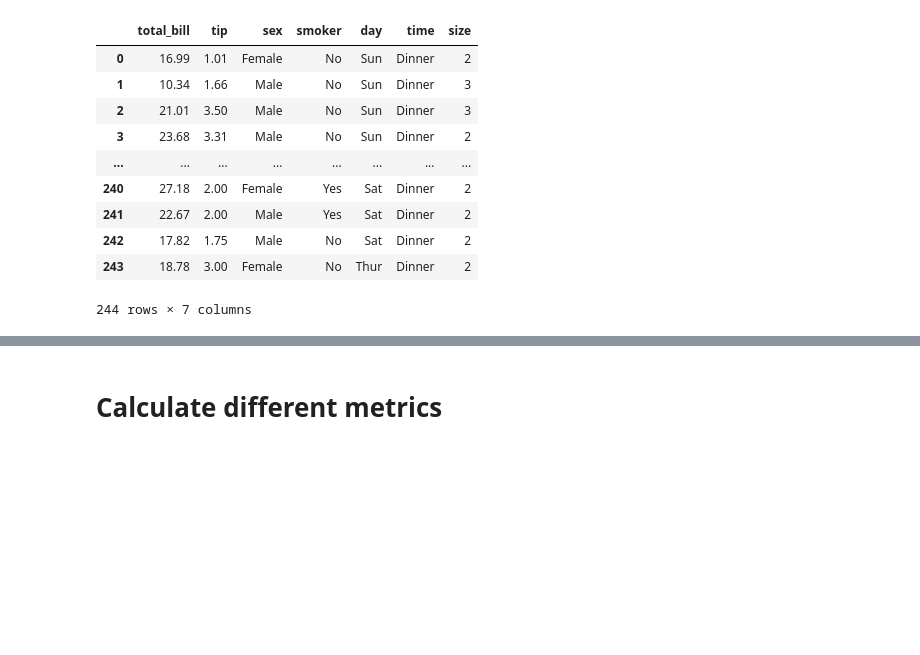
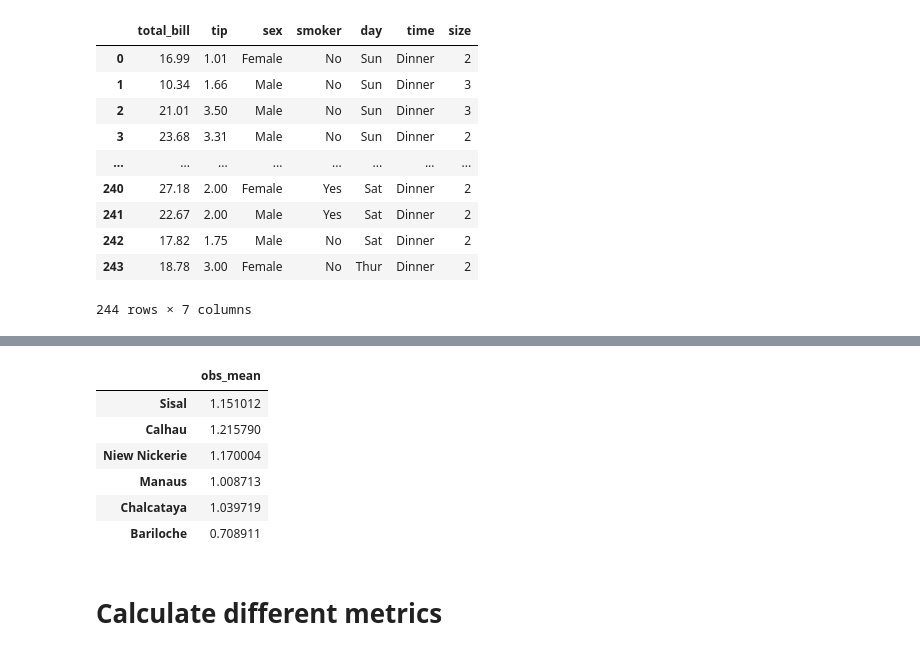
Before and after one commit to Shakes-tzd/MIT_TPP_thesis, a Jupyter notebook: JPnotebooks/LATAM GMOS Sites_Obs v Model.ipynb, the cells around one changed output, grey strips where cells are left out. Cells and saved outputs as stored; diff of their text form; code cells hidden in the pictures; blank space fills up the shorter version.

```diff
--- a/JPnotebooks/LATAM GMOS Sites_Obs v Model.ipynb
+++ b/JPnotebooks/LATAM GMOS Sites_Obs v Model.ipynb
@@ -843,3 +843,13 @@ plt.show()
+# %%
+df_means
+# %% [output]
+|  | obs_mean |
+| Sisal | 1.151012 |
+| Calhau | 1.215790 |
+| Niew Nickerie | 1.170004 |
+| Manaus | 1.008713 |
+| Chalcataya | 1.039719 |
+| Bariloche | 0.708911 |
 # %%
 df_means.to_csv('/home/tzd/fs03/d1/tzd/Data_analysis/MIT_TPP_thesis/JPnotebooks/year_average_Hg_0.csv')
 # %% [markdown]
```
Also changed, not shown: parts of 4 cells of this notebook, 4 other files.
